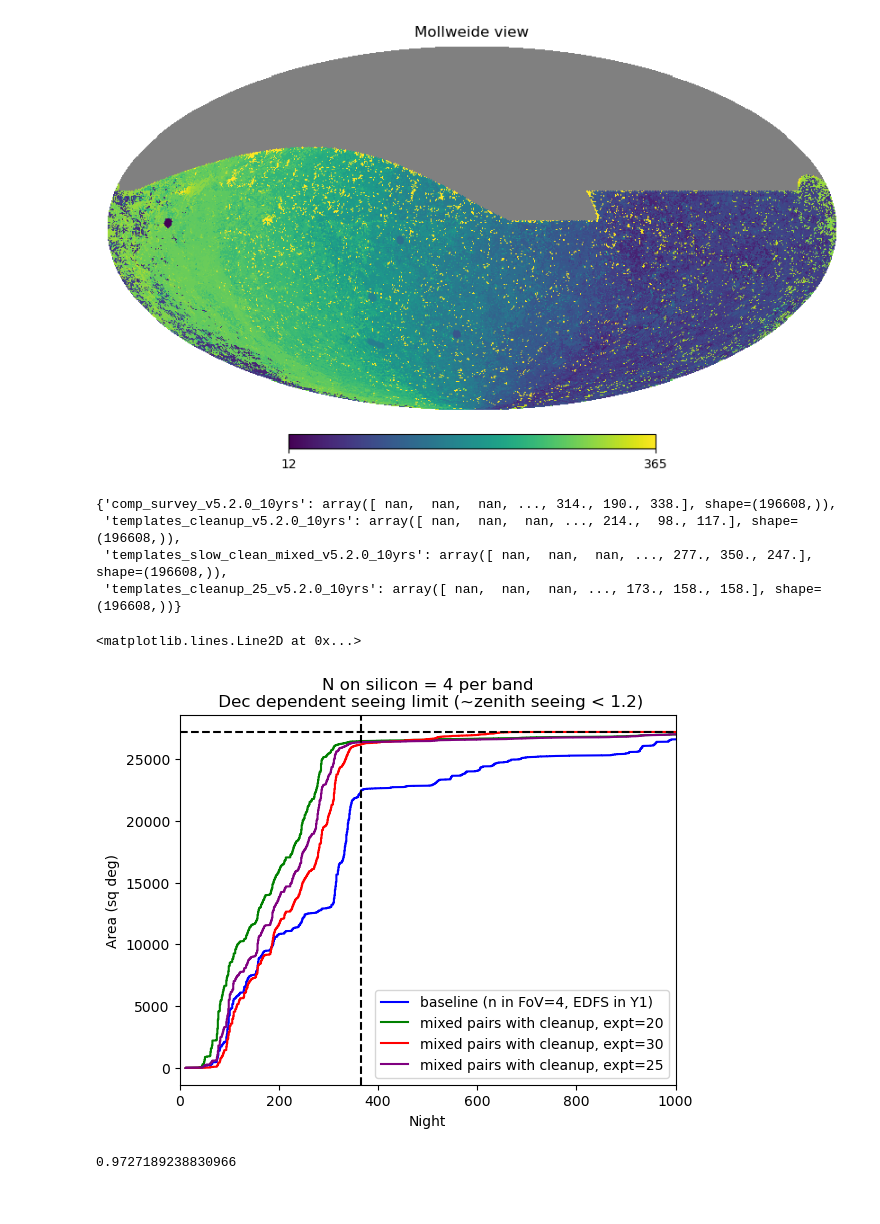
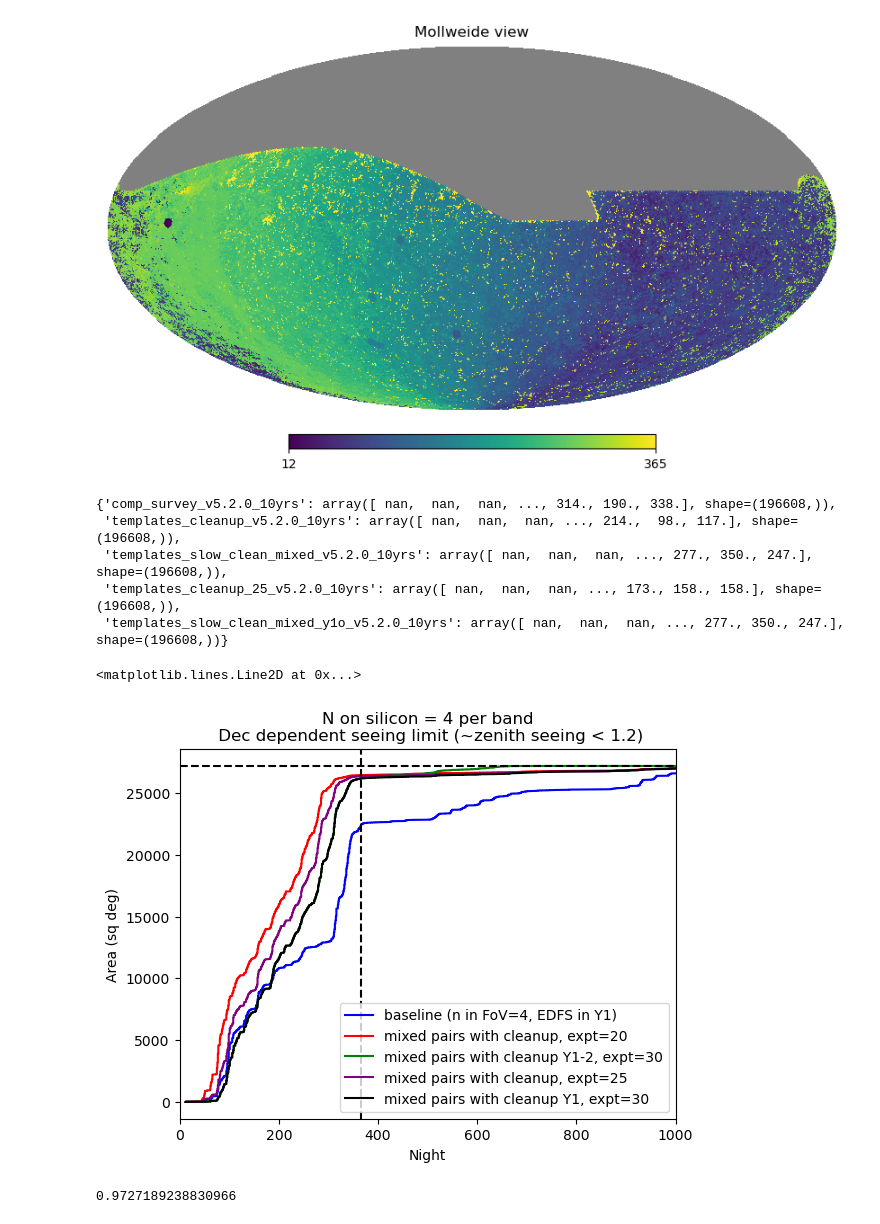
Before and after one commit to lsst-sims/sims_featureScheduler_runs5.2, a Jupyter notebook: comp_survey/template_time.ipynb, the cells around one changed output. Cells and saved outputs as stored; diff of their text form; code cells hidden in the pictures.

```diff
--- a/comp_survey/template_time.ipynb
+++ b/comp_survey/template_time.ipynb
@@ -111,7 +111,8 @@ db_files = ["comp_survey_v5.2.0_10yrs.db",
            #"../templates_fast/templates_fast_mixed2_v5.2.0_10yrs.db",
            "../templates_cleanup/templates_cleanup_v5.2.0_10yrs.db",
            "../templates_slow_clean/templates_slow_clean_mixed_v5.2.0_10yrs.db",
-           "../templates_cleanup/templates_cleanup_25_v5.2.0_10yrs.db"]
+           "../templates_cleanup/templates_cleanup_25_v5.2.0_10yrs.db",
+           "../templates_slow_clean/templates_slow_clean_mixed_y1o_v5.2.0_10yrs.db",]
 arrays = {}
 infos = {}
 
@@ -168,36 +170,38 @@ arrays
 {'comp_survey_v5.2.0_10yrs': array([ nan,  nan,  nan, ..., 314., 190., 338.], shape=(196608,)),
  'templates_cleanup_v5.2.0_10yrs': array([ nan,  nan,  nan, ..., 214.,  98., 117.], shape=(196608,)),
  'templates_slow_clean_mixed_v5.2.0_10yrs': array([ nan,  nan,  nan, ..., 277., 350., 247.], shape=(196608,)),
- 'templates_cleanup_25_v5.2.0_10yrs': array([ nan,  nan,  nan, ..., 173., 158., 158.], shape=(196608,))}
+ 'templates_cleanup_25_v5.2.0_10yrs': array([ nan,  nan,  nan, ..., 173., 158., 158.], shape=(196608,)),
+ 'templates_slow_clean_mixed_y1o_v5.2.0_10yrs': array([ nan,  nan,  nan, ..., 277., 350., 247.], shape=(196608,))}
 # %%
 fig, ax = plt.subplots()
 
 ar2label = {'comp_survey_v5.2.0_10yrs': "baseline (n in FoV=4, EDFS in Y1)",
             #'templates_decdep_v5.2.0_10yrs': "unpaired template (n=6)",
             #'templates_decpairs_v5.2.0_10yrs': "paired template (n=6)",
             # 'templates_decpairs_mixed_v5.2.0_10yrs': "mixed pairs (n=6)",
            #'templates_fast_mixed_v5.2.0_10yrs': "mixed pairs, expt=20s (n=6)",
             #'templates_fast_mixed2_v5.2.0_10yrs': "mixed pairs, expt=22s (n=6)",
             "templates_cleanup_v5.2.0_10yrs": "mixed pairs with cleanup, expt=20",
-           "templates_slow_clean_mixed_v5.2.0_10yrs": "mixed pairs with cleanup, expt=30",
-           "templates_cleanup_25_v5.2.0_10yrs": "mixed pairs with cleanup, expt=25"}
+           "templates_slow_clean_mixed_v5.2.0_10yrs": "mixed pairs with cleanup Y1-2, expt=30",
+           "templates_cleanup_25_v5.2.0_10yrs": "mixed pairs with cleanup, expt=25",
+           "templates_slow_clean_mixed_y1o_v5.2.0_10yrs": "mixed pairs with cleanup Y1, expt=30"}
 
-colors = ['blue', 'green', 'red', 'purple', 'black', 'pink']
+colors = ['blue', 'red','green',  'purple', 'black', 'pink']
 
 for key,co in zip(ar2label, colors):
     ack = arrays[key] +0
     ack = np.sort(ack)
     ax.plot(ack, np.arange(ack.size)*hp.nside2pixarea(nside, degrees=True), label=ar2label[key], color=co)
 ax.set_xlim([0,1000])
 ax.set_xlabel("Night")
 ax.set_ylabel("Area (sq deg)")
 ax.set_title("N on silicon = %i per band\n Dec dependent seeing limit (~zenith seeing < 1.2)" % n_needed)
 leg = ax.legend()
 ax.axvline(x=365, linestyle="--", color="k")
 ax.axhline(y=fp_area, linestyle="--", color="k")
 # %% [output]
 <matplotlib.lines.Line2D at 0x...>
-[figure, old version]
+[figure, new version]
 # %%
 n_y1 = np.where((arrays["templates_cleanup_v5.2.0_10yrs"] < 366) & (n_bands > 0) )[0].size
 n_tot = np.sum(n_bands > 0)
```
Also changed, not shown: parts of 5 cells of this notebook, 2 other files.
